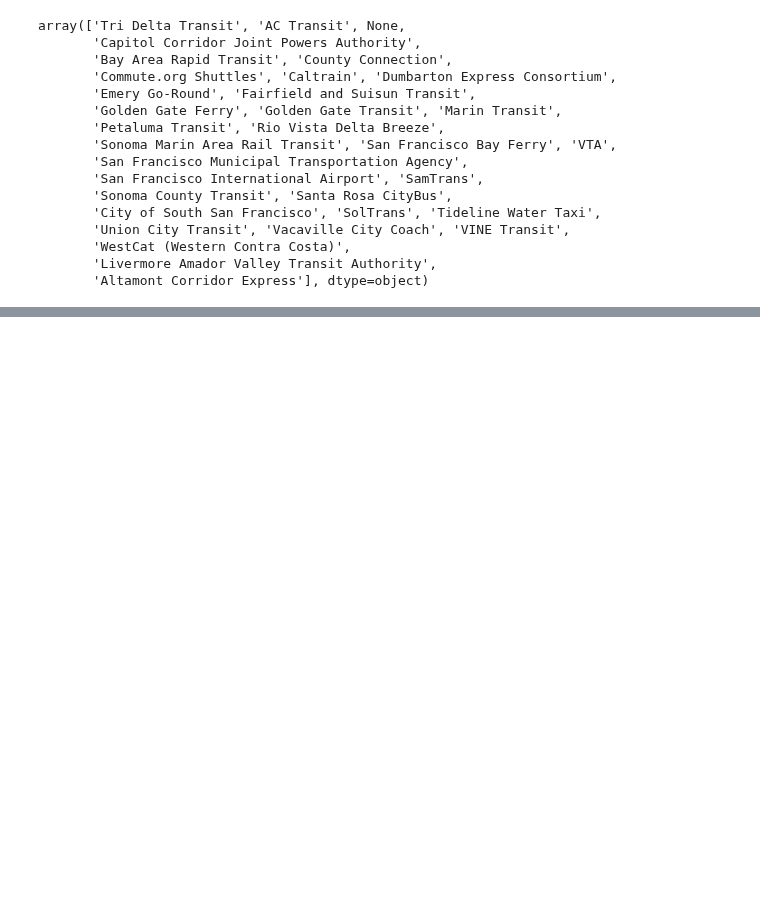
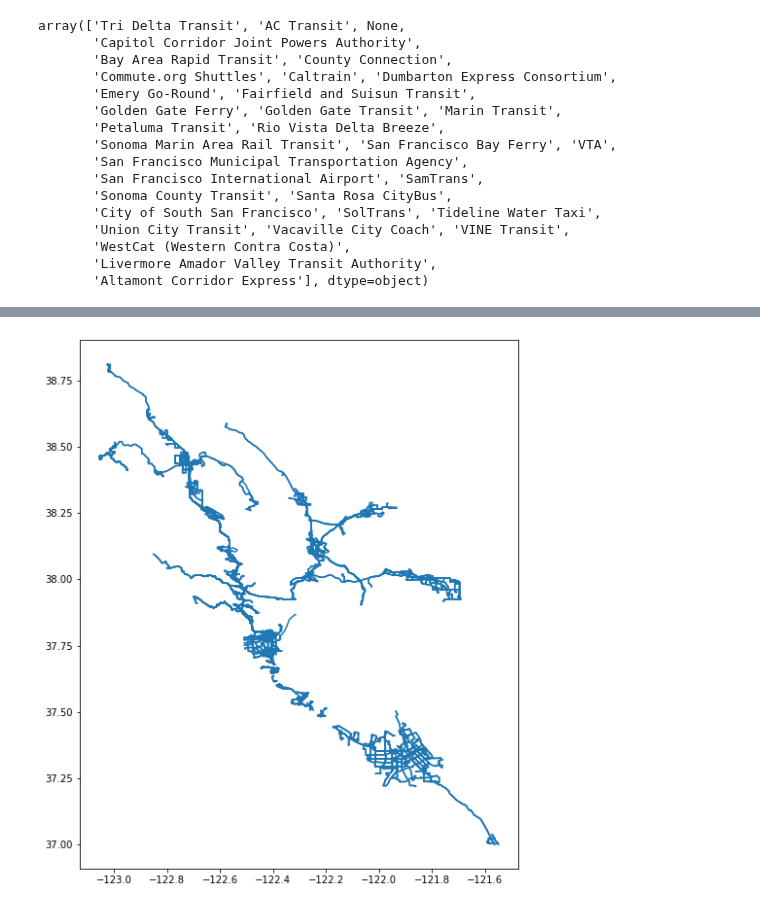
Before and after one commit to BayAreaMetro/Spatial-Analysis-Mapping-Projects, a Jupyter notebook: Project-Documentation/Covid-Transit-Mapping/Join Transit Headway Data to Route Geography.ipynb, the cells around one changed output, grey strips where cells are left out. Cells and saved outputs as stored; diff of their text form; code cells hidden in the pictures; blank space fills up the shorter version.

```diff
--- a/Project-Documentation/Covid-Transit-Mapping/Join Transit Headway Data to Route Geography.ipynb
+++ b/Project-Documentation/Covid-Transit-Mapping/Join Transit Headway Data to Route Geography.ipynb
@@ -8,3 +13,5 @@ from arcgis.gis import GIS
+# %%
+box_data_dir = '../../../../../Box/DataViz Projects/Spatial Analysis and Mapping/COVID-19 Transit Mapping for Blue Ribbon Task Force/Data/Databases'
 # %% [markdown]
 ### Read ArcGIS Online password from txt file
 # %%
@@ -88,7 +102,9 @@ fiona.listlayers('Data/Transit_Data_Analysis.gdb')
 
 ACE train route was replaced with correct shape which was provided in the historical feed from January. Route shapes were generated previously using ESRI GTFS tools.
 # %%
-pretty_routes = gp.read_file('Data/Transit_Data_Analysis.gdb', driver='FileGDB',layer='route_paths_6_22_20')
+pretty_routes = gp.read_file(os.path.join(box_data_dir,'Regional Transit Database.gdb'),
+                             driver='FileGDB',
+                             layer='route_shape_repaired_6_22_20')
 # %%
 pretty_routes.plot(figsize=(10,10));
 # %% [output]
@@ -142,0 +170,8 @@ pretty_routes = pretty_routes[pretty_routes['agency_name'] != 'San Francisco Int
+# %%
+# Read January CSVs to dataframe
+
+jan_all_day = pd.read_csv(os.path.join(box_data_dir,'2020-01/all_6am_6am_blue_ribbon_calcs.csv'))
+jan_am_peak = pd.read_csv(os.path.join(box_data_dir,'2020-01/am_blue_ribbon_calcs.csv'))
+jan_mid_day = pd.read_csv(os.path.join(box_data_dir,'2020-01/mid_blue_ribbon_calcs.csv'))
+jan_pm_peak = pd.read_csv(os.path.join(box_data_dir,'2020-01/pm_blue_ribbon_calcs.csv'))
+jan_late_day = pd.read_csv(os.path.join(box_data_dir,'2020-01/late_blue_ribbon_calcs.csv'))
@@ -142,0 +201,10 @@ pretty_routes = pretty_routes[pretty_routes['agency_name'] != 'San Francisco Int
+# %%
+jan_all_rt_hdwy_geo = gp.GeoDataFrame.merge(pretty_routes[['route_id','geometry']],
+                                            jan_all_day,
+                                            on='route_id',
+                                            how='inner',
+                                           indicator=True)
+# %%
+jan_all_rt_hdwy_geo.plot(figsize=(10,10));
+# %% [output]
+[figure, added]
```
Also changed, not shown: parts of 21 cells of this notebook, 1 other file.
